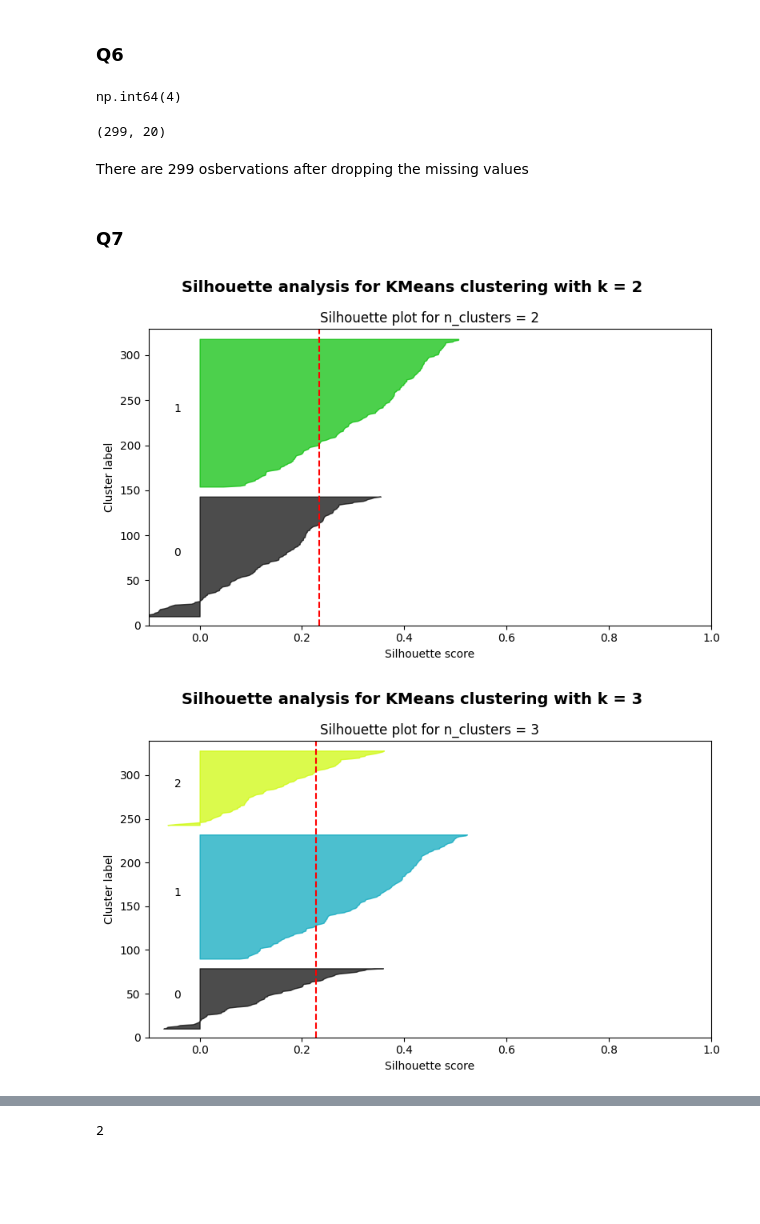
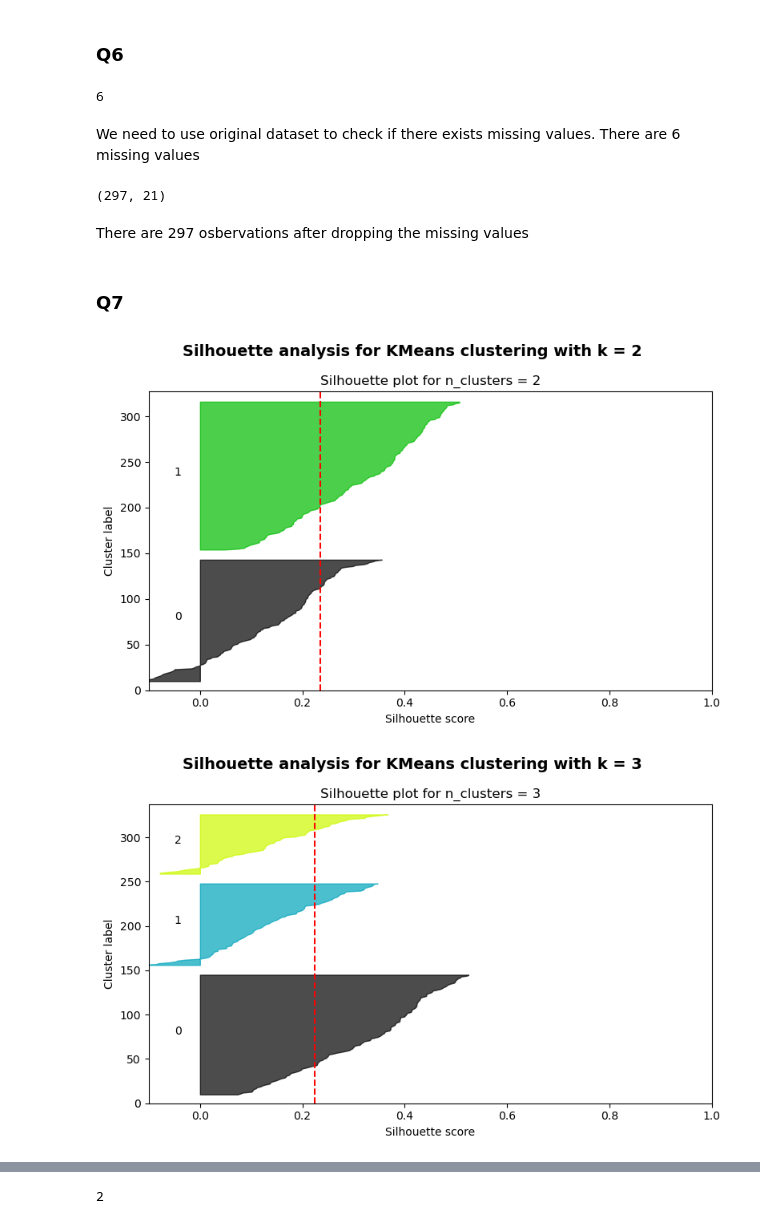
Before and after one commit to SimonLinxy/STATS3DA3_A6, a Jupyter notebook: Assignment6.ipynb, the cells around one changed output, grey strips where cells are left out. Saved outputs shown, nothing was run; the diff lists cells and outputs as text; code cells hidden in the pictures; blank space fills up the shorter version.

Commit message:
data preprocessing again(drop missing values before transformation); 13(1) Accuracy and F1-score for models trained in Q11

```diff
--- a/Assignment6.ipynb
+++ b/Assignment6.ipynb
@@ -79,14 +102,18 @@ data.head(10)
 # %%
 from sklearn.preprocessing import StandardScaler, OneHotEncoder
 
-categorical_col = ['sex', 'cp', 'fbs', 'restecg', 'exang', 'slope', 'thal']
+categorical_col = ['sex', 'cp', 'fbs', 'restecg', 'exang', 'slope', 'thal' ,'ca']
 
 encoder = OneHotEncoder(sparse_output=False, drop='first')
-encoded_col = pd.DataFrame(encoder.fit_transform(data[categorical_col]), columns=encoder.get_feature_names_out(categorical_col))
+encoded_col = pd.DataFrame(encoder.fit_transform(data_cleaned[categorical_col]),
+                           columns=encoder.get_feature_names_out(categorical_col),
+                           index=data_cleaned.index)
 
-trans_data = pd.concat([data.drop(columns=categorical_col), encoded_col], axis=1)
+print(encoded_col.shape)
+trans_data = pd.concat([data_cleaned.drop(columns=categorical_col), encoded_col], axis=1)
+print(trans_data.shape)
 
 continuous_col = ['age', 'trestbps', 'chol', 'thalach', 'oldpeak']
 
 scaler = StandardScaler()
-trans_data[continuous_col] = scaler.fit_transform(data[continuous_col])
+trans_data[continuous_col] = scaler.fit_transform(data_cleaned[continuous_col])
@@ -208,0 +295,3 @@ trans_data['num'] = trans_data['num'].apply(lambda x: 1 if x > 0 else 0)
+# %%
+trans_data['num'] = trans_data['num'].astype(float)
+trans_data.info()
@@ -210,20 +317,34 @@ trans_data['num'] = trans_data['num'].apply(lambda x: 1 if x > 0 else 0)
 import matplotlib.pyplot as plt
 import seaborn as sns
 
-
+trans_data['sex_1'] = trans_data['sex_1'].astype(int)
 
 corr_matrix = trans_data[continuous_col + ['num']].corr()
+print(corr_matrix)
+print(corr_matrix.isna().sum())
 plt.figure(figsize=(10, 8))
-sns.heatmap(corr_matrix, annot=True, fmt=".2f", cmap='coolwarm', square=True, linewidths=.5)
+sns.heatmap(corr_matrix, annot=True, fmt=".2f", cmap='coolwarm', square=True, linewidths=0.5, annot_kws={"color": "black"})
 
 plt.title("Correlation of Heart Disease Features")
 plt.show()
 
-sns.countplot(
-    data = trans_data,
-    x = 'sex_1',
-    hue='num'
-)
+# sns.countplot(
+#     data = trans_data,
+#     x = trans_data['sex_1'],
+#     hue='num'
+# )
+
+# plt.xlabel("sex_1 (1 = Male, 0 = Female)")
+# plt.ylabel("Count")
+# plt.title("Heart Disease Distribution by Sex (Encoded)")
+# plt.show()
+
+group_counts = trans_data.groupby(['sex_1', 'num']).size().reset_index(name='count')
+group_counts['sex_1'] = group_counts['sex_1'].astype(str)
+group_counts['num'] = group_counts['num'].astype(str)
+
+plt.figure(figsize=(8, 6))
+sns.barplot(data=group_counts, x='sex_1', y='count', hue='num')
 
 plt.xlabel("sex_1 (1 = Male, 0 = Female)")
 plt.ylabel("Count")
@@ -241,17 +376,19 @@ plt.show()
 # %% [markdown]
 ### Q6
 # %%
-missing_val = trans_data.isnull().sum().sum()
+missing_val = data.isnull().sum().sum()
 missing_val
 # %% [output]
-np.int64(4)
+6
+# %% [markdown]
+We need to use original dataset to check if there exists missing values. There are 6 missing values
 # %%
-trans_data_cleaned = trans_data.dropna()
-trans_data_cleaned.shape
+data_cleaned_2 = trans_data.dropna()
+data_cleaned_2.shape
 # %% [output]
-(299, 20)
+(297, 21)
 # %% [markdown]
-There are 299 osbervations after dropping the missing values
+There are 297 osbervations after dropping the missing values
 # %% [markdown]
 ### Q7
 # %%
@@ -261,7 +398,7 @@ from sklearn.metrics import silhouette_samples, silhouette_score
 import matplotlib.cm as cm
 import numpy as np
 
-X_con = trans_data_cleaned[continuous_col]
+X_con = trans_data[continuous_col]
 scaler = StandardScaler()
 X_scaled = scaler.fit_transform(X_con)
 silhouette_scores = []
@@ -290,31 +427,31 @@ for n_clusters in range_n_clusters:
         size_cluster_i = ith_cluster_silhouette_values.shape[0]
         y_upper = y_lower + size_cluster_i
 
         color = cm.nipy_spectral(float(i) / n_clusters)
         ax1.fill_betweenx(
             np.arange(y_lower, y_upper),
             0,
             ith_cluster_silhouette_values,
             facecolor=color,
             edgecolor=color,
             alpha=0.7,
         )
 
         ax1.text(-0.05, y_lower + 0.5 * size_cluster_i, str(i))
         y_lower = y_upper + 10
 
     ax1.axvline(x=silhouette_avg_km, color="red", linestyle="--")
     ax1.set_title(f"Silhouette plot for n_clusters = {n_clusters}")
     ax1.set_xlabel("Silhouette score")
     ax1.set_ylabel("Cluster label")
 
     plt.suptitle(
         f"Silhouette analysis for KMeans clustering with k = {n_clusters}",
         fontsize=14,
         fontweight="bold"
     )
     plt.tight_layout()
     plt.show()
 # %% [output]
 [figure]
-[figure, old version]
+[figure, new version]
```
Also changed, not shown: parts of 39 cells of this notebook.
